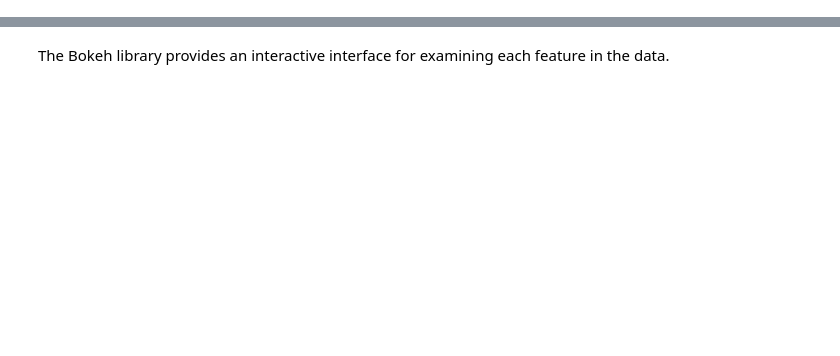
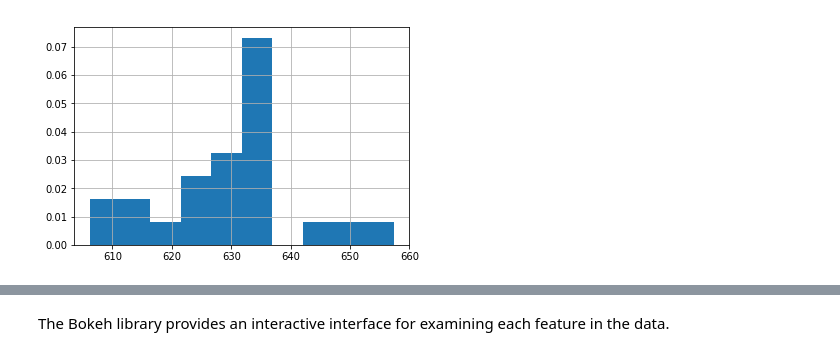
Before and after one commit to drewmalter12/AI-ML_Workshop, a Jupyter notebook: Linear Regression + Model Evaluation.ipynb, the cells around one changed output, grey strips where cells are left out. Saved outputs shown, nothing was run; the diff lists cells and outputs as text; code cells hidden in the pictures; blank space fills up the shorter version.

```diff
--- a/Linear Regression + Model Evaluation.ipynb
+++ b/Linear Regression + Model Evaluation.ipynb
@@ -75,0 +213,10 @@ plt.xlabel('Car Age');
+# %%
+# get the times as a list and round to the hour:
+times = df['time'].values.tolist()
+df['time'] = [tm.split(':')[0] for tm in times]
+
+times = df.groupby('time')['cost'].mean()
+
+_ = times.hist(density=True)
+# %% [output]
+[figure, added]
```
Also changed, not shown: parts of 69 cells of this notebook.
